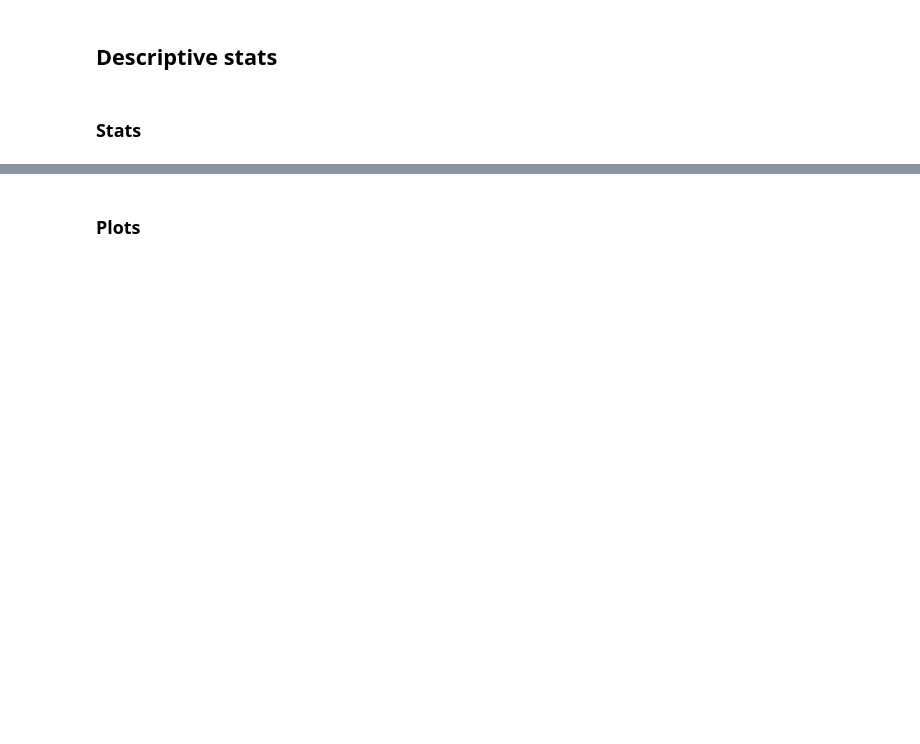
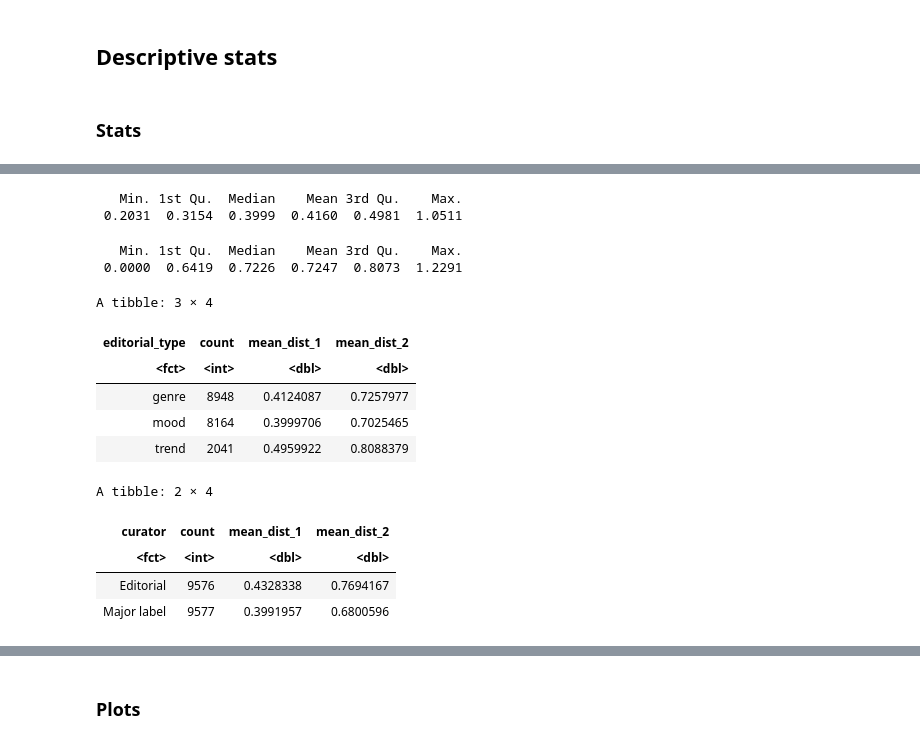
Before and after one commit to julienmbarki/article-diversity-editorial, a Jupyter notebook: data_analysis/data_analysis.ipynb, the cells around one changed output, grey strips where cells are left out. Cells and saved outputs as stored; diff of their text form; code cells hidden in the pictures; blank space fills up the shorter version.

```diff
--- a/data_analysis/data_analysis.ipynb
+++ b/data_analysis/data_analysis.ipynb
@@ -487,15 +564,39 @@ df %>%
 # %%
 # Distances index
 summary(df$distances)
 summary(df$distances_2)
 
 df %>%
     group_by(editorial_type) %>%
     summarise(
         count = n(),
         mean_dist_1 = mean(distances, na.rm = TRUE),
         mean_dist_2 = mean(distances_2, na.rm = TRUE)
     )
+
+df %>%
+    group_by(curator) %>%
+    summarise(
+        count = n(),
+        mean_dist_1 = mean(distances, na.rm = TRUE),
+        mean_dist_2 = mean(distances_2, na.rm = TRUE)
+    )
+# %% [output]
+   Min. 1st Qu.  Median    Mean 3rd Qu.    Max.
+ 0.2031  0.3154  0.3999  0.4160  0.4981  1.0511
+   Min. 1st Qu.  Median    Mean 3rd Qu.    Max.
+ 0.0000  0.6419  0.7226  0.7247  0.8073  1.2291
+A tibble: 3 × 4
+| editorial_type | count | mean_dist_1 | mean_dist_2 |
+| <fct> | <int> | <dbl> | <dbl> |
+| genre | 8948 | 0.4124087 | 0.7257977 |
+| mood | 8164 | 0.3999706 | 0.7025465 |
+| trend | 2041 | 0.4959922 | 0.8088379 |
+A tibble: 2 × 4
+| curator | count | mean_dist_1 | mean_dist_2 |
+| <fct> | <int> | <dbl> | <dbl> |
+| Editorial | 9576 | 0.4328338 | 0.7694167 |
+| Major label | 9577 | 0.3991957 | 0.6800596 |
 # %%
 # Striling index
 summary(df$diversity_clean)
```
Also changed, not shown: parts of 25 cells of this notebook.
